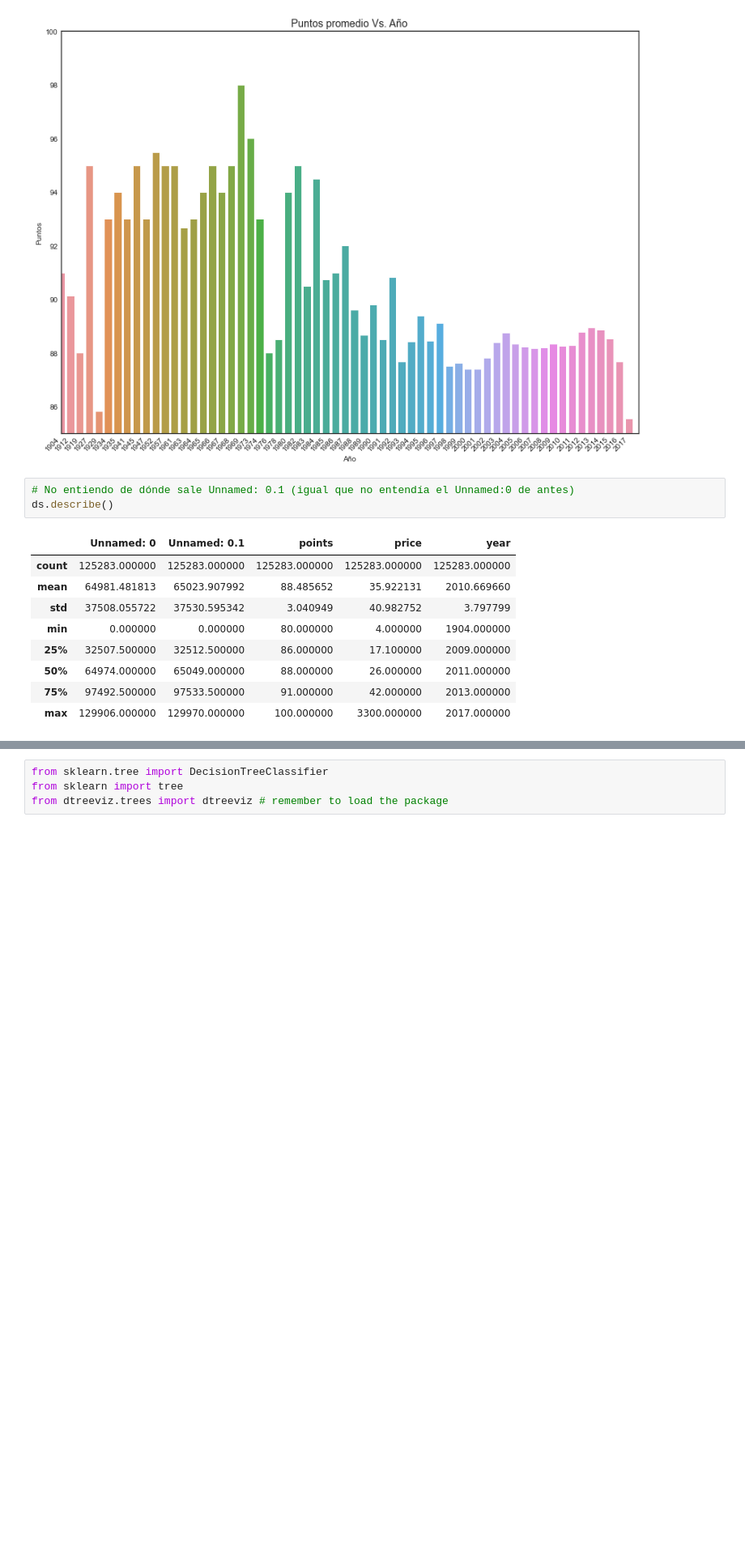
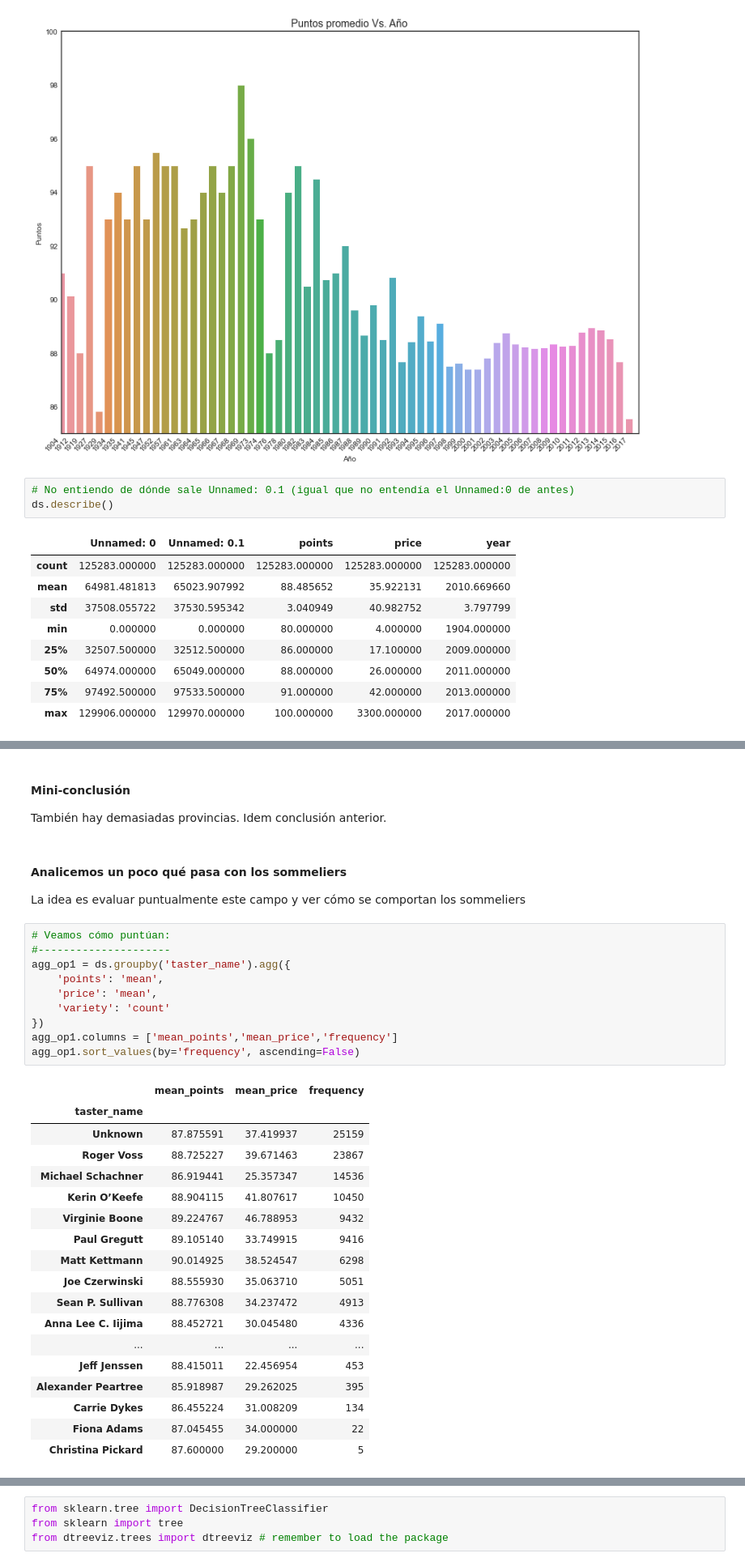
Before and after one commit to LaBruma/PosgradoAI, a Jupyter notebook: ML1/TP_Final/VinosReview.ipynb, the cells around one changed output, grey strips where cells are left out. Shown at 81% size. Drawn from its saved outputs; the diff is of its cells as text; blank space fills up the shorter version.

```diff
--- a/ML1/TP_Final/VinosReview.ipynb
+++ b/ML1/TP_Final/VinosReview.ipynb
@@ -364,0 +489,35 @@ Una vez hecha la limpieza de datos podemos empezar a ver cómo es que está la i
+# %% [markdown]
+#### Mini-conclusión
+También hay demasiadas provincias. Idem conclusión anterior.
+# %% [markdown]
+#### Analicemos un poco qué pasa con los sommeliers
+La idea es evaluar puntualmente este campo y ver cómo se comportan los sommeliers
+# %%
+# Veamos cómo puntúan:
+#---------------------
+agg_op1 = ds.groupby('taster_name').agg({
+    'points': 'mean',
+    'price': 'mean',
+    'variety': 'count'
+})
+agg_op1.columns = ['mean_points','mean_price','frequency']
+agg_op1.sort_values(by='frequency', ascending=False)
+# %% [output]
+|  | mean_points | mean_price | frequency |
+| taster_name |  |  |  |
+| Unknown | 87.875591 | 37.419937 | 25159 |
+| Roger Voss | 88.725227 | 39.671463 | 23867 |
+| Michael Schachner | 86.919441 | 25.357347 | 14536 |
+| Kerin O’Keefe | 88.904115 | 41.807617 | 10450 |
+| Virginie Boone | 89.224767 | 46.788953 | 9432 |
+| Paul Gregutt | 89.105140 | 33.749915 | 9416 |
+| Matt Kettmann | 90.014925 | 38.524547 | 6298 |
+| Joe Czerwinski | 88.555930 | 35.063710 | 5051 |
+| Sean P. Sullivan | 88.776308 | 34.237472 | 4913 |
+| Anna Lee C. Iijima | 88.452721 | 30.045480 | 4336 |
+| ... | ... | ... | ... |
+| Jeff Jenssen | 88.415011 | 22.456954 | 453 |
+| Alexander Peartree | 85.918987 | 29.262025 | 395 |
+| Carrie Dykes | 86.455224 | 31.008209 | 134 |
+| Fiona Adams | 87.045455 | 34.000000 | 22 |
+| Christina Pickard | 87.600000 | 29.200000 | 5 |
```
Also changed, not shown: parts of 35 cells of this notebook, 4 other files.
